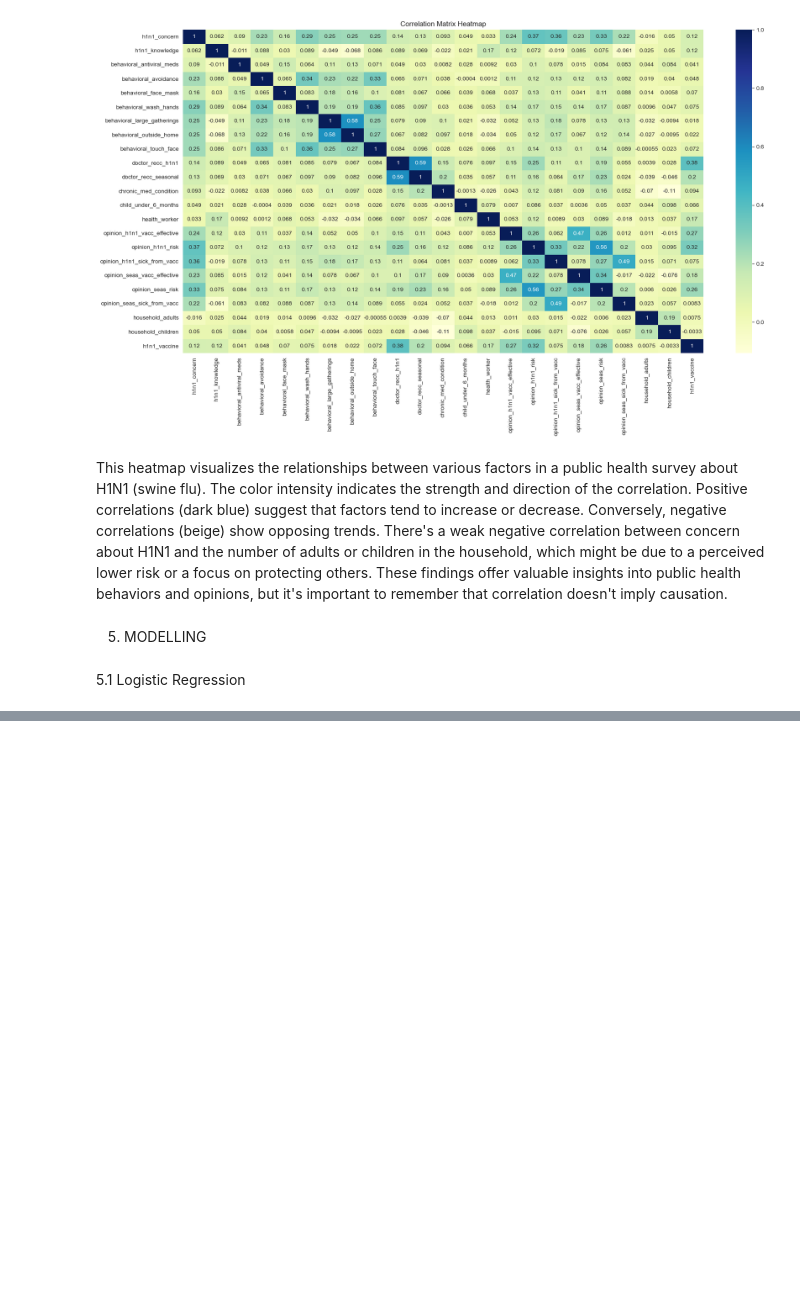
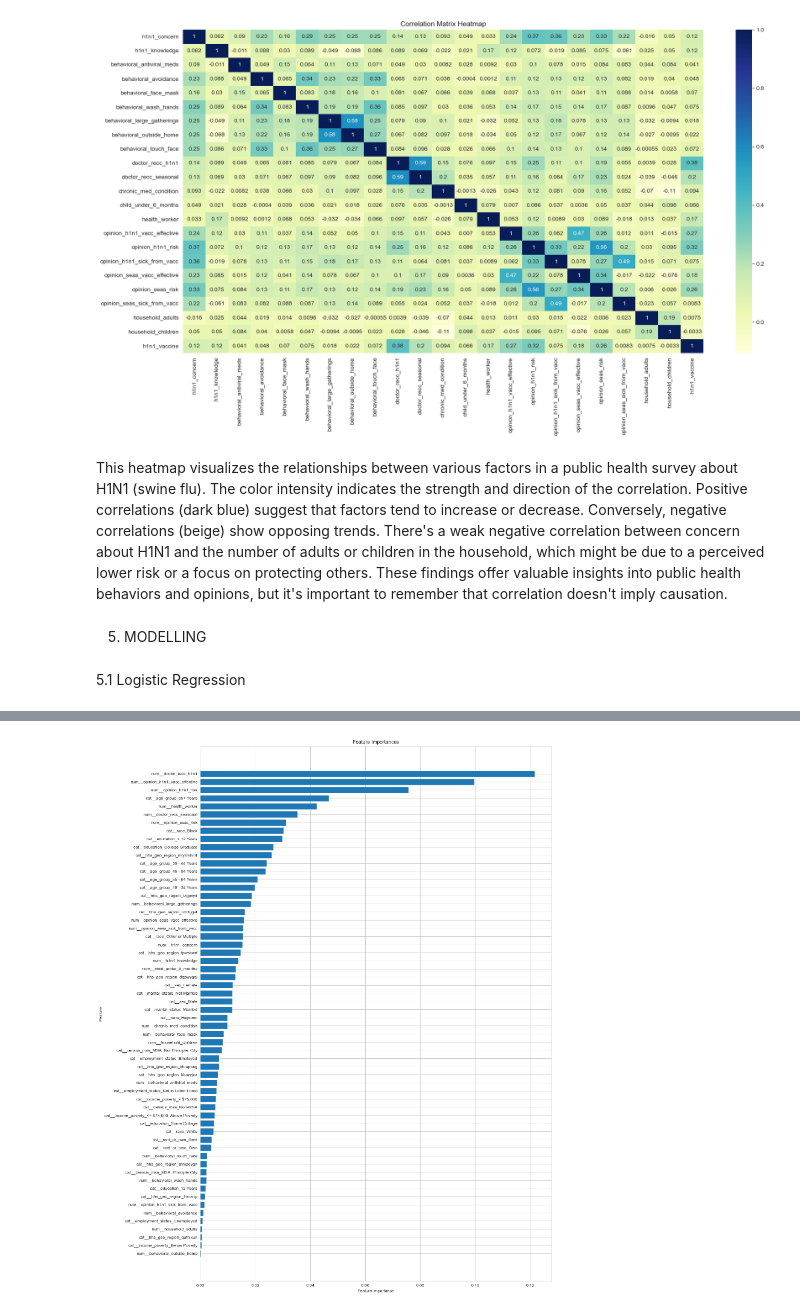
Before and after one commit to Jacintachepkemoi/Jacinta_Phase3, a Jupyter notebook: phase3.ipynb, the cells around one changed output, grey strips where cells are left out. Drawn from its saved outputs; the diff is of its cells as text; code cells hidden in the pictures; blank space fills up the shorter version.

```diff
--- a/phase3.ipynb
+++ b/phase3.ipynb
@@ -535,0 +599,18 @@ This heatmap visualizes the relationships between various factors in a public he
+# %%
+
+
+# Create a Logistic Regression classifier
+classifier = LogisticRegression()
+
+# Fit the model to your training data
+classifier.fit(X_train_scaled, y_train)
+
+# Make predictions on your test data (assuming you have preprocessed X_test_scaled)
+y_pred = classifier.predict(X_test_scaled)
+
+# Evaluate the model by printing the confusion matrix and classification report
+print("Confusion Matrix:")
+print(confusion_matrix(y_test, y_pred))
+
+print("\nClassification Report:")
+print(classification_report(y_test, y_pred))
@@ -535,0 +633,33 @@ This heatmap visualizes the relationships between various factors in a public he
+# %%
+logistic_model = LogisticRegression(max_iter=1000)
+logistic_model.fit(X_train_scaled, y_train)
+
+# Retrieve the coefficients for each feature
+coefficients = logistic_model.coef_
+
+# Calculate feature importances based on the absolute values of coefficients
+importances = np.abs(coefficients)
+
+# Normalize the importances within each class
+importances /= np.sum(importances, axis=1)[:, np.newaxis]
+
+# Aggregate importances across classes for an overall importance measure
+# Mean importance across classes
+overall_importance = np.mean(importances, axis=0)
+
+# Get the feature names after preprocessing
+feature_names = preprocessor.get_feature_names_out()
+
+# Sort and plot feature importances
+sorted_indices = overall_importance.argsort()
+sorted_feature_names = feature_names[sorted_indices]
+
+plt.figure(figsize=(15, 23))
+plt.barh(range(len(sorted_indices)), overall_importance[sorted_indices], align='center')
+plt.yticks(range(len(sorted_indices)), sorted_feature_names)
+plt.xlabel('Feature Importance')
+plt.ylabel('Feature')
+plt.title('Feature Importances')
+plt.show()
+# %% [output]
+[figure, added]
```
Also changed, not shown: parts of 33 cells of this notebook.
